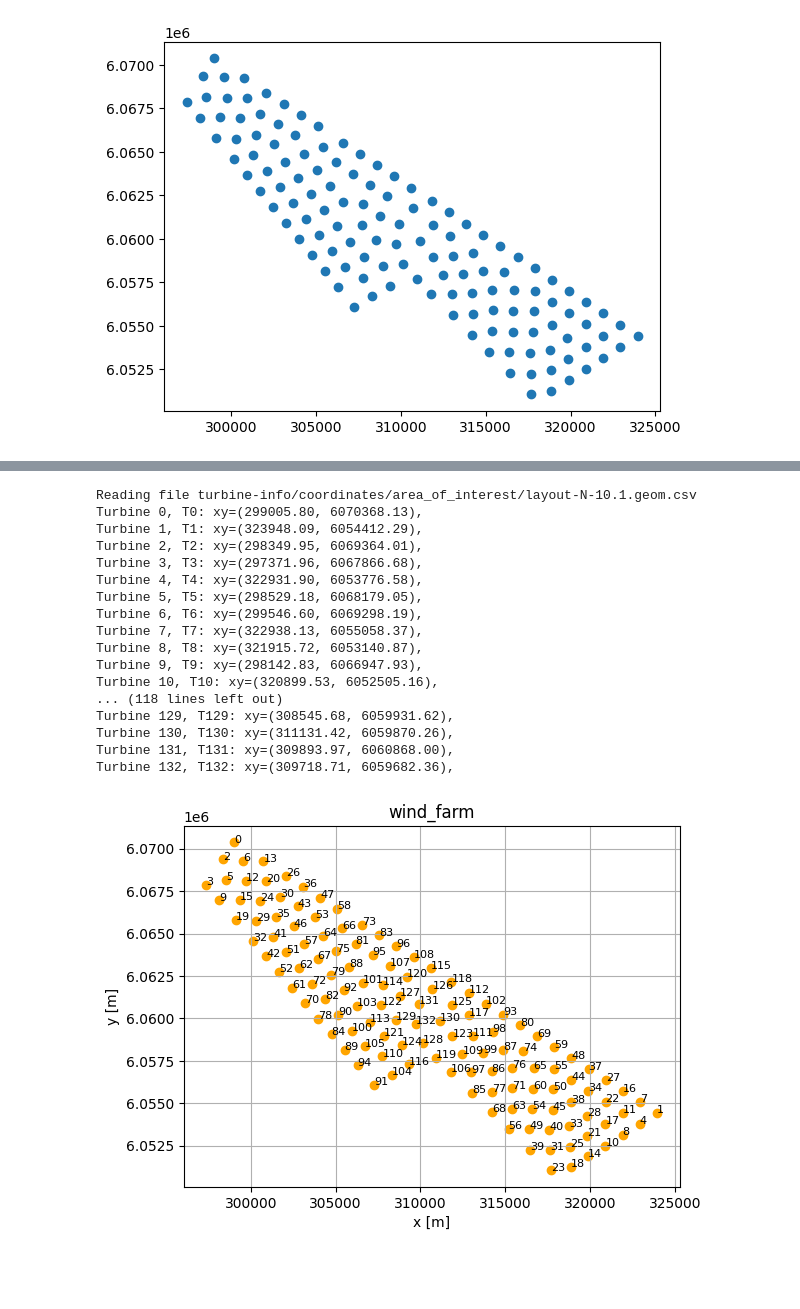
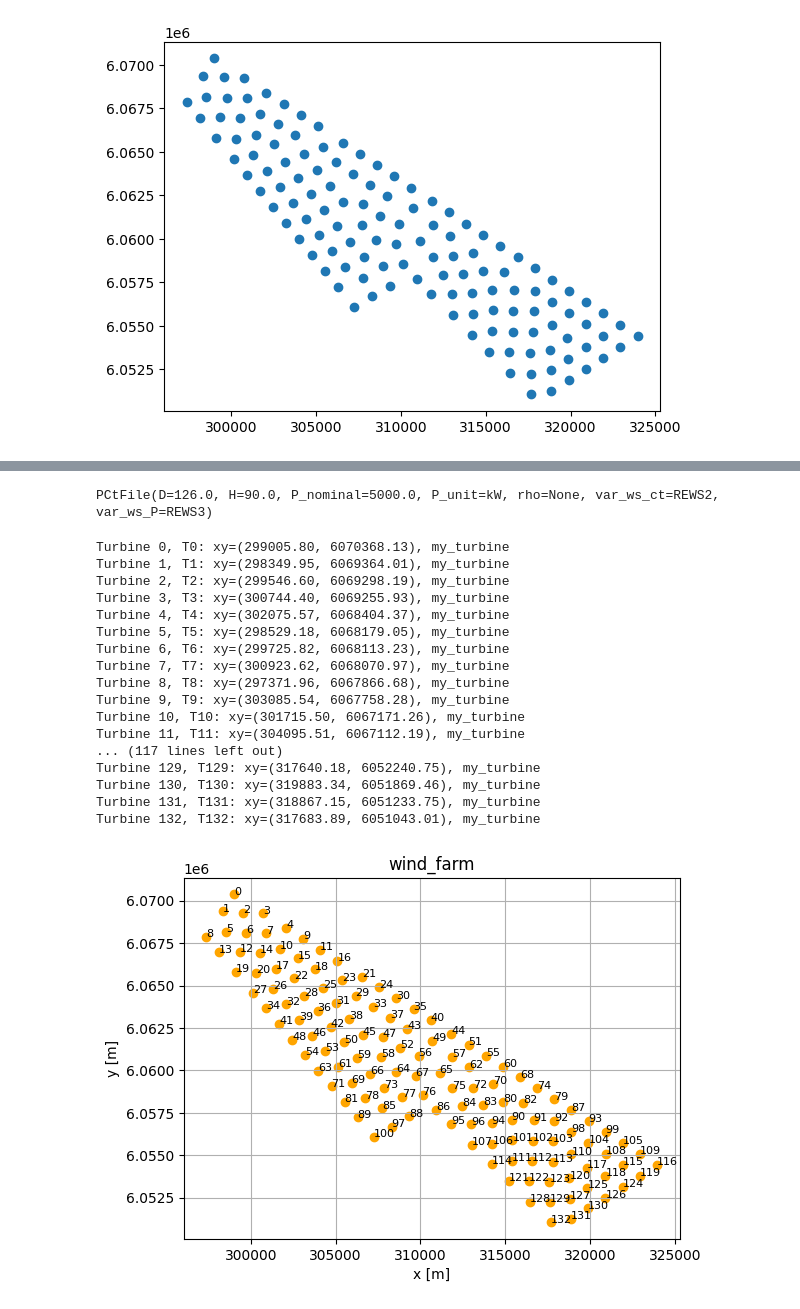
Before and after one commit to Nuwa13/Project_Python_Programming_in_Energy_Science, a Jupyter notebook: Task_5.ipynb, the cells around one changed output, grey strips where cells are left out. Cells and saved outputs as stored; diff of their text form; code cells hidden in the pictures; blank space fills up the shorter version.

Commit message:
created turbine model types from power curves (see csv files) and fed it into foxes layout

```diff
--- a/Task_5.ipynb
+++ b/Task_5.ipynb
@@ -25,29 +41,52 @@ plt.show()
+# %%
+### try to create a turbine model from given Data
+mbook = foxes.models.ModelBook()
+
+# read turbine specific performance data from one of the two options
+# the turbines are of the same type as reported here: https://fraunhoferiwes.github.io/foxes.docs/notebooks/data.html#Power-and-thrust-curves
+turbine_select = '90m'
+if turbine_select == '150m':
+    turbine_data_source = 'turbine-info/power_curves/IEA-15MW-D240-H150.csv'
+elif turbine_select == '90m':
+    turbine_data_source = 'turbine-info/power_curves/NREL-5MW-D126-H90.csv'
+else:
+    turbine_data_source = None
+    print('select a valid turbine identifier please')
+
+mbook.turbine_types["my_turbine"] = foxes.models.turbine_types.PCtFile(turbine_data_source)
+# %% [output]
+PCtFile(D=126.0, H=90.0, P_nominal=5000.0, P_unit=kW, rho=None, var_ws_ct=REWS2, var_ws_P=REWS3)
 # %%
 # setup a foxes WindFarm and implement the given data
 test_farm = foxes.WindFarm(name="wind_farm")
 
-# read layout directly into foxes windfarm
-layout = foxes.input.farm_layout.add_from_csv(test_farm,'turbine-info/coordinates/area_of_interest/layout-N-10.1.geom.csv')
+# read layout of windfarm N10.1 and sort by position
+layout_data = pd.read_csv('turbine-info/coordinates/area_of_interest/layout-N-10.1.geom.csv',index_col='Unnamed: 0').sort_values(by='y', ascending=False).reset_index(inplace=False)
 
-# see results
+# do not have a turbine model yet
+my_turbine = ["my_turbine"]
+
+# build layout data into foxes windFarm
+foxes.input.farm_layout.add_from_csv(test_farm,layout_data,turbine_models= my_turbine)
+# see resulting layout
 ax = foxes.output.FarmLayoutOutput(test_farm).get_figure()
 plt.show()
 # %% [output]
-Reading file turbine-info/coordinates/area_of_interest/layout-N-10.1.geom.csv
-Turbine 0, T0: xy=(299005.80, 6070368.13),
-Turbine 1, T1: xy=(323948.09, 6054412.29),
-Turbine 2, T2: xy=(298349.95, 6069364.01),
-Turbine 3, T3: xy=(297371.96, 6067866.68),
-Turbine 4, T4: xy=(322931.90, 6053776.58),
-Turbine 5, T5: xy=(298529.18, 6068179.05),
-Turbine 6, T6: xy=(299546.60, 6069298.19),
-Turbine 7, T7: xy=(322938.13, 6055058.37),
-Turbine 8, T8: xy=(321915.72, 6053140.87),
-Turbine 9, T9: xy=(298142.83, 6066947.93),
-Turbine 10, T10: xy=(320899.53, 6052505.16),
-... (118 lines left out)
-Turbine 129, T129: xy=(308545.68, 6059931.62),
-Turbine 130, T130: xy=(311131.42, 6059870.26),
-Turbine 131, T131: xy=(309893.97, 6060868.00),
-Turbine 132, T132: xy=(309718.71, 6059682.36),
+Turbine 0, T0: xy=(299005.80, 6070368.13), my_turbine
+Turbine 1, T1: xy=(298349.95, 6069364.01), my_turbine
+Turbine 2, T2: xy=(299546.60, 6069298.19), my_turbine
+Turbine 3, T3: xy=(300744.40, 6069255.93), my_turbine
+Turbine 4, T4: xy=(302075.57, 6068404.37), my_turbine
+Turbine 5, T5: xy=(298529.18, 6068179.05), my_turbine
+Turbine 6, T6: xy=(299725.82, 6068113.23), my_turbine
+Turbine 7, T7: xy=(300923.62, 6068070.97), my_turbine
+Turbine 8, T8: xy=(297371.96, 6067866.68), my_turbine
+Turbine 9, T9: xy=(303085.54, 6067758.28), my_turbine
+Turbine 10, T10: xy=(301715.50, 6067171.26), my_turbine
+Turbine 11, T11: xy=(304095.51, 6067112.19), my_turbine
+... (117 lines left out)
+Turbine 129, T129: xy=(317640.18, 6052240.75), my_turbine
+Turbine 130, T130: xy=(319883.34, 6051869.46), my_turbine
+Turbine 131, T131: xy=(318867.15, 6051233.75), my_turbine
+Turbine 132, T132: xy=(317683.89, 6051043.01), my_turbine
-[figure, old version]
+[figure, new version]
```
Also changed, not shown: parts of 3 cells of this notebook.
